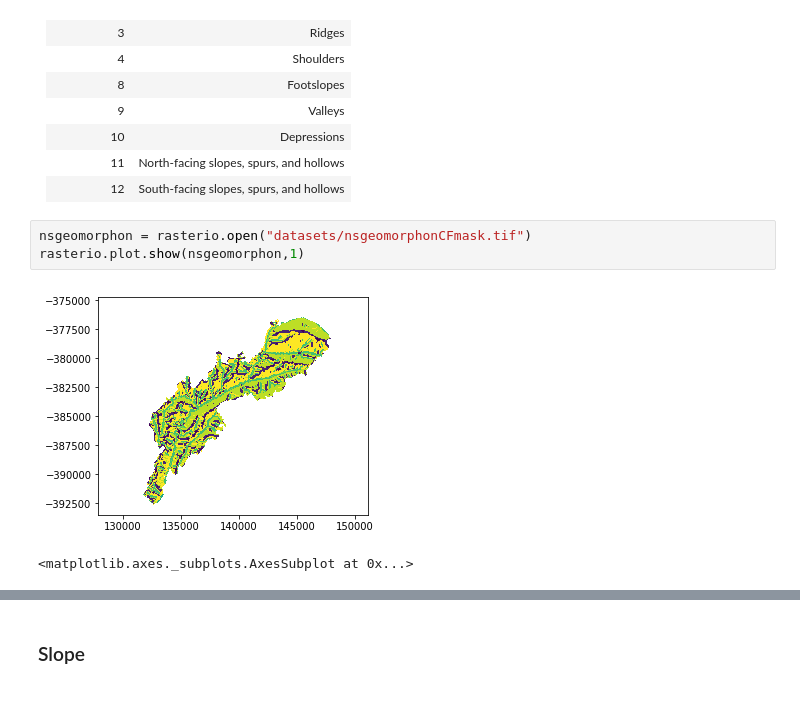
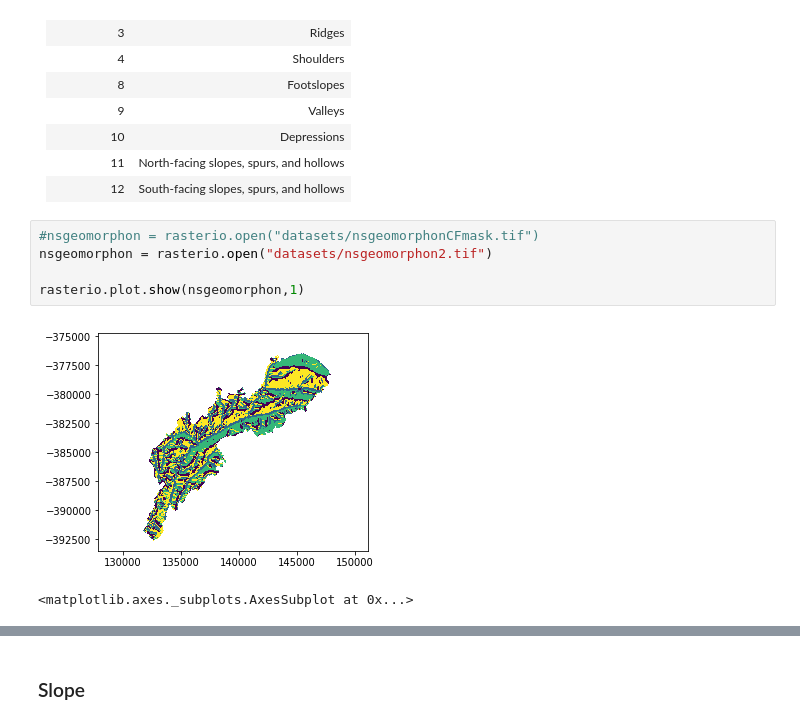
Before and after one commit to adhollander/postfire, a Jupyter notebook: CopperFire2.ipynb, the cells around one changed output, grey strips where cells are left out. Saved outputs shown, nothing was run; the diff lists cells and outputs as text.

```diff
--- a/CopperFire2.ipynb
+++ b/CopperFire2.ipynb
@@ -195,8 +253,10 @@ In the layer displayed below I have lumped hollows, spurs, and slopes together a
 |11|North-facing slopes, spurs, and hollows|
 |12|South-facing slopes, spurs, and hollows|
 # %%
-nsgeomorphon = rasterio.open("datasets/nsgeomorphonCFmask.tif")
+#nsgeomorphon = rasterio.open("datasets/nsgeomorphonCFmask.tif")
+nsgeomorphon = rasterio.open("datasets/nsgeomorphon2.tif")
+
 rasterio.plot.show(nsgeomorphon,1)
 # %% [output]
-[figure, old version]
+[figure, new version]
 <matplotlib.axes._subplots.AxesSubplot at 0x...>
```
Also changed, not shown: parts of 24 cells of this notebook, 54 other files.
